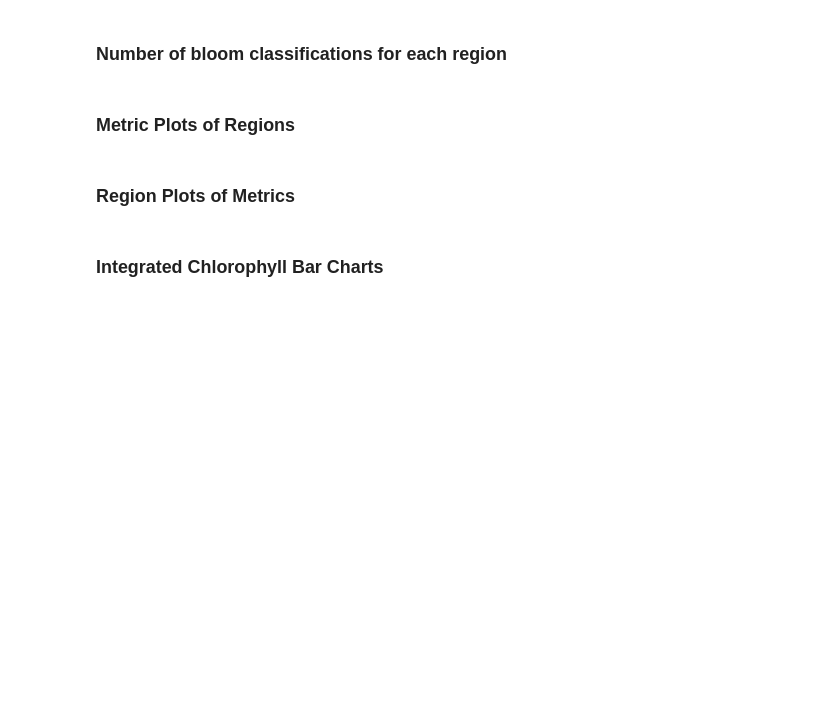
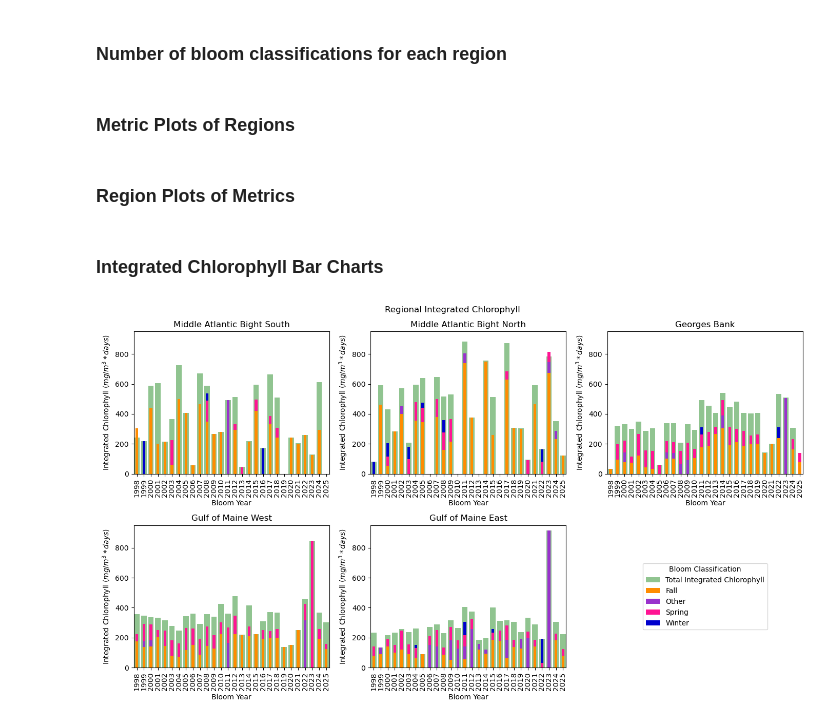
Before and after one commit to gdavis5/phytoplankton_Hollings_project, a Jupyter notebook: Phytoplankton_Phenology_NWA.ipynb, the cells around one changed output. Drawn from its saved outputs; the diff is of its cells as text; code cells hidden in the pictures; blank space fills up the shorter version.

Commit message:
Visualization
Code visualizations for regions and metrics

```diff
--- a/Phytoplankton_Phenology_NWA.ipynb
+++ b/Phytoplankton_Phenology_NWA.ipynb
@@ -550,6 +551,12 @@ def percent_deviation(dataset,clipped_median,clipped_thld):
     fraction = top/clipped_thld
     percent_dev = fraction*100
     return percent_dev
+# %%
+MABS_per_dev = percent_deviation(MABS['CHL_median'].values,MABS_median,MABS_thld)
+MABN_per_dev = percent_deviation(MABN['CHL_median'].values,MABN_median,MABN_thld)
+GB_per_dev = percent_deviation(GB['CHL_median'].values,GB_median,GB_thld)
+GOMW_per_dev = percent_deviation(GOMW['CHL_median'].values,GOMW_median,GOMW_thld)
+GOME_per_dev = percent_deviation(GOME['CHL_median'].values,GOME_median,GOME_thld)
 # %% [markdown]
 Plotting the histograms
 # %%
@@ -2365,20 +2392,27 @@ def scatter_plot_data(dataset,interest_variable):
     spring_y = []
     variable_of_interest = str(interest_variable)
     bloom_ID = dataset['Bloom ID'].tolist()
-    start_DOYs = dataset[variable_of_interest].tolist()
+    target_values = dataset[variable_of_interest].tolist()
     years = dataset['Year'].tolist()
     bloom_classification = dataset['Bloom_classification'].tolist()
+    start_DOYs = dataset['Start_DOY'].tolist()
+    cross_boundary_variables = ['Peak_DOY', 'End_DOY', 'last_drop_DOY', 'First_exceed_DOY'] #Variables that might cross the year boundary
     for i in bloom_ID:
-        bloom_class = bloom_classification[i-1]
+        idx = i-1
+        bloom_class = bloom_classification[idx]
+        year = years[idx]
+        val = target_values[idx]
+        if variable_of_interest in cross_boundary_variables:
+            start_val = start_DOYs[idx] #Sets the start DOY for the bloom
+            if not pd.isna(val) and not pd.isna(start_val) and val<start_val: #Checks for nan values and that the value is less than the start DOY value
+                #Leap year verification
+                is_leap_year = (year % 4 == 0 and year % 100 !=0) or (year % 400 == 0)
+                val += 366 if is_leap_year else 365 #Adds 366 or 365 if the value is less than the start DOY
         if bloom_class == 'Fall':
-            start_DOY_fall_bloom = start_DOYs[i-1]
-            year = years[i-1]
-            fall_y.append(start_DOY_fall_bloom)
+            fall_y.append(val)
             fall_x.append(year)
         elif bloom_class == 'Spring':
-            start_DOY_spring_bloom = start_DOYs[i-1]
-            year = years[i-1]
-            spring_y.append(start_DOY_spring_bloom)
+            spring_y.append(val)
             spring_x.append(year)
     return fall_x, fall_y, spring_x, spring_y
 # %%
@@ -2575,34 +2632,43 @@ GB_pivot = bloom_GB.pivot_table(
 GOMW_pivot = bloom_GOMW.pivot_table(
     values='Bloom_Integrated_Chlorophyll',
     index='Year',
     columns='Bloom_classification',
     aggfunc='sum',
     fill_value=0
 )
 GOME_pivot = bloom_GOME.pivot_table(
     values='Bloom_Integrated_Chlorophyll',
     index='Year',
     columns='Bloom_classification',
     aggfunc='sum',
     fill_value=0
 )
-my_colors = ['darkorange','purple','green','dodgerblue']
+my_colors = ['darkorange','darkorchid','deeppink','mediumblue']
 total_lists = [summary_MABS,summary_MABN,summary_GB,summary_GOMW,summary_GOME]
 pivot_lists = [MABS_pivot,MABN_pivot,GB_pivot,GOMW_pivot,GOME_pivot]
 fig, axes = plt.subplots(nrows=2,ncols=3,figsize=(14,8))
 axes_flat = axes.flatten()
+all_years = list(range(1998,2026))
 for i in range(5):
     ax = axes_flat[i]
-    total_lists[i]['Biological_bloom_period_integrated'].plot(kind='bar',width=0.6,ax=ax,color='gray',label='Total Integrated Chlorophyll')
-    pivot_lists[i].plot(kind='bar',stacked=True,width=0.4,ax=ax,legend=False,color=my_colors)
-    ax.set_xlabel('Year')
+    df_summary = total_lists[i].copy()
+    if 'Year' in df_summary.columns:
+        df_summary = df_summary.set_index('Year')
+    df_summary.index = df_summary.index.astype(int)
+    clean_total_series = df_summary['Bloom_year_integrated_chl'].reindex(all_years,fill_value=0)
+    clean_pivot = pivot_lists[i].reindex(all_years, fill_value=0)
+    clean_total_series.plot(kind='bar',width=0.8,ax=ax,color='forestgreen',alpha=0.5,label='Total Integrated Chlorophyll')
+    clean_pivot.plot(kind='bar',stacked=True,width=0.4,ax=ax,legend=False,color=my_colors)
+    ax.set_xlabel('Bloom Year')
     ax.set_ylabel('Integrated Chlorophyll ($mg/m^3 * days$)')
     ax.set_ylim(0,950)
     ax.set_title(titles[i])
 
 axes_flat[5].axis('off')
 handles,labels = axes_flat[0].get_legend_handles_labels()
 axes_flat[5].legend(handles,labels,title='Bloom Classification',fontsize=10,loc='center')
 plt.suptitle("Regional Integrated Chlorophyll")
 plt.tight_layout()
 plt.show()
+# %% [output]
+[figure, added]
```
Also changed, not shown: parts of 14 cells of this notebook.
